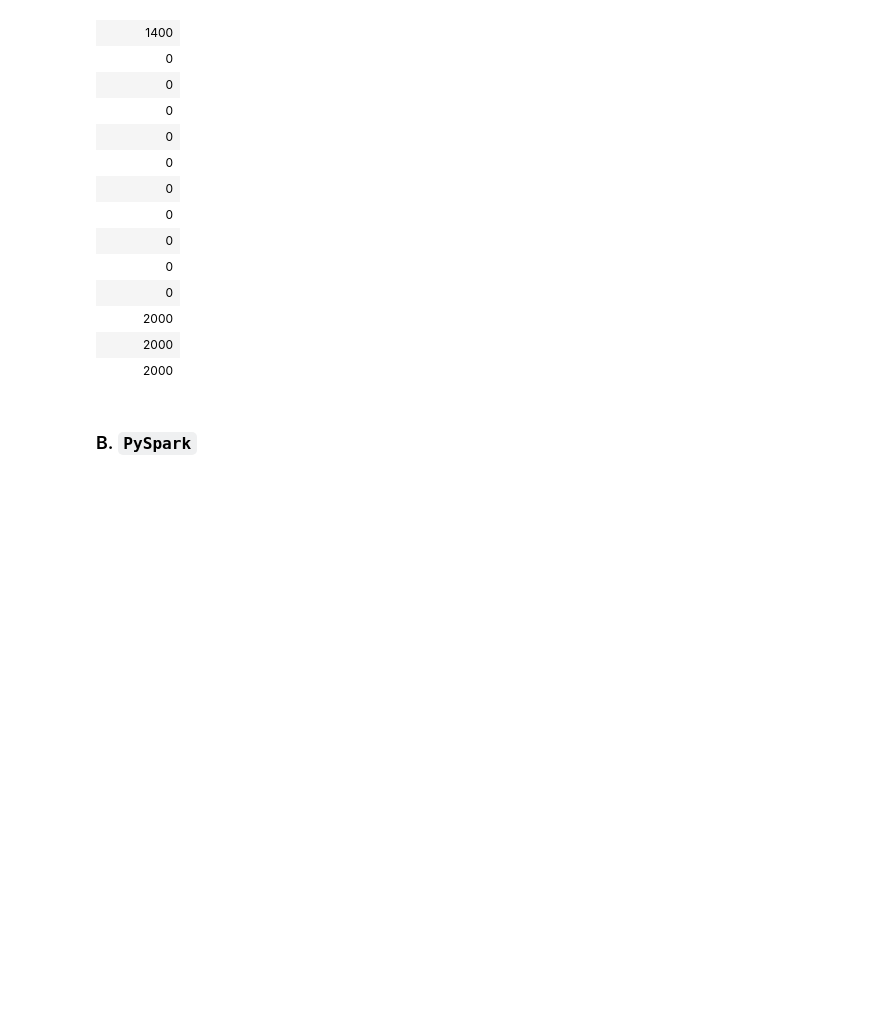
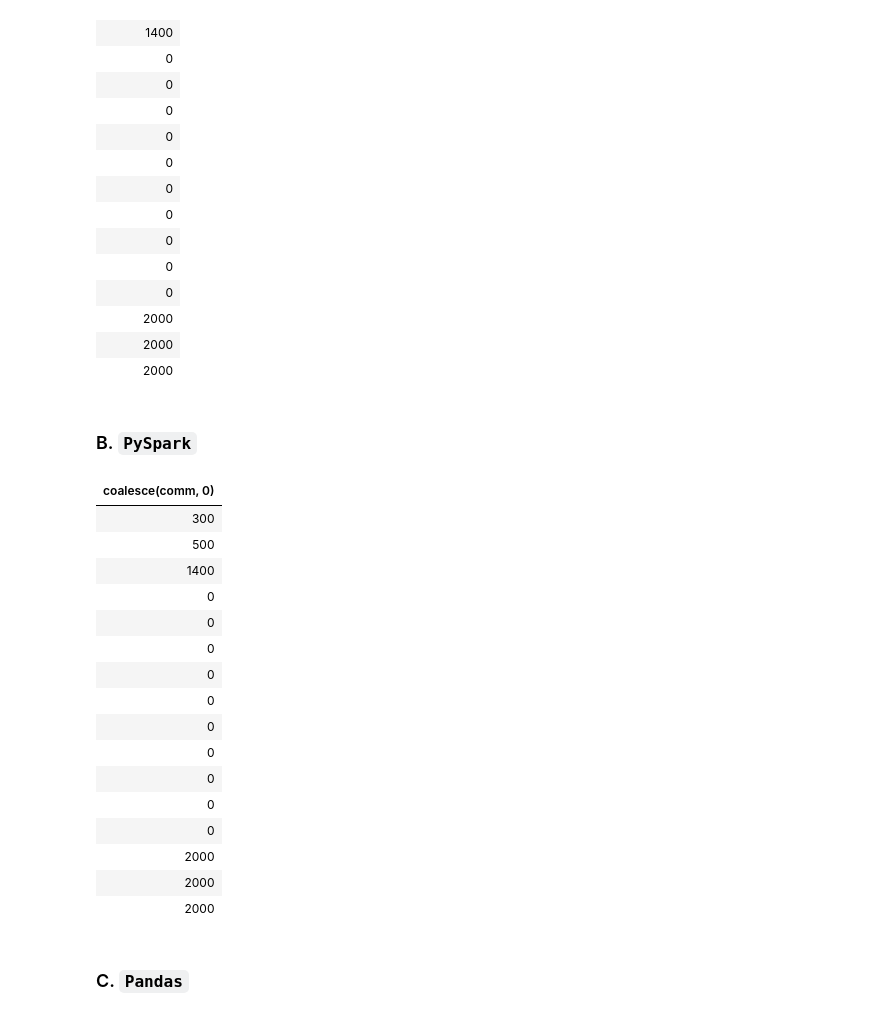
Before and after one commit to Akash0811/Databricks, a Jupyter notebook: Ch1_RetrievingRecords.ipynb, the cells around one changed output. Saved outputs shown, nothing was run; the diff lists cells and outputs as text; code cells hidden in the pictures; blank space fills up the shorter version.

```diff
--- a/Ch1_RetrievingRecords.ipynb
+++ b/Ch1_RetrievingRecords.ipynb
@@ -992,4 +992,25 @@ from emp
 # %% [markdown]
 ### B. `PySpark`
 # %%
-from pyspark.sql.functions import coalesce
+from pyspark.sql.functions import coalesce, col, lit
+display(emp.select(coalesce(col('comm'), lit(0))))
+# %% [output]
+| coalesce(comm, 0) |
+| 300 |
+| 500 |
+| 1400 |
+| 0 |
+| 0 |
+| 0 |
+| 0 |
+| 0 |
+| 0 |
+| 0 |
+| 0 |
+| 0 |
+| 0 |
+| 2000 |
+| 2000 |
+| 2000 |
+# %% [markdown]
+### C. `Pandas`
```
Also changed, not shown: parts of 8 cells of this notebook.
